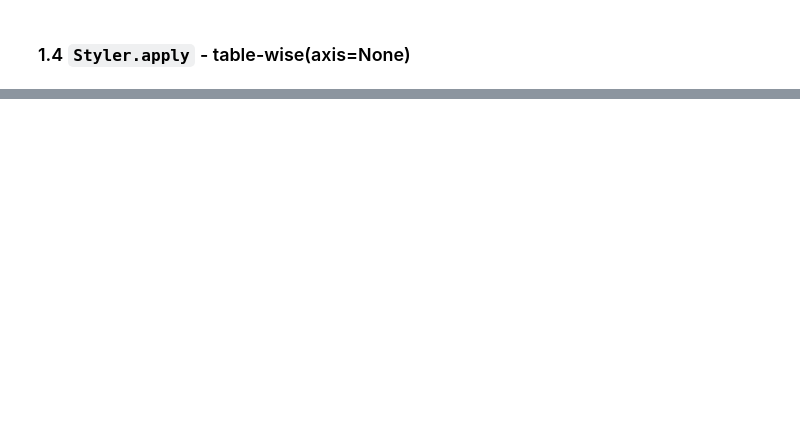
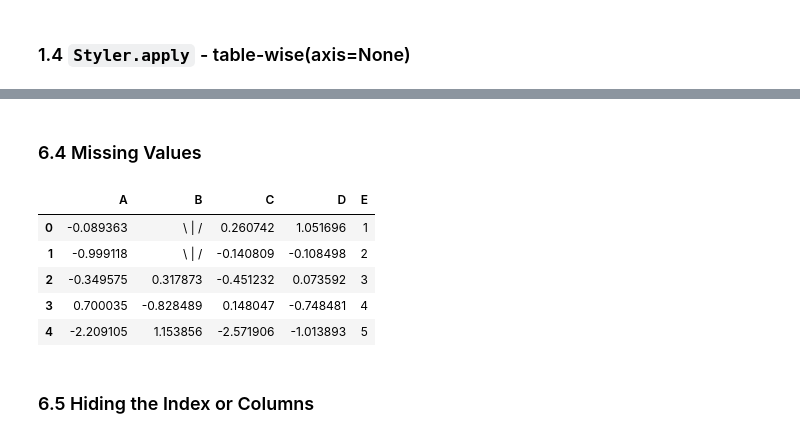
Before and after one commit to Tim-Abwao/learning-pandas, a Jupyter notebook: Going through the User Guide/Styling.ipynb, the cells around one changed output, grey strips where cells are left out. Saved outputs shown, nothing was run; the diff lists cells and outputs as text; code cells hidden in the pictures; blank space fills up the shorter version.

```diff
--- a/Going through the User Guide/Styling.ipynb
+++ b/Going through the User Guide/Styling.ipynb
@@ -135,0 +262,3 @@ df.style.format({'B': "{:0<4.0f}", 'D': '{:+.2f}'})
+# %%
+df['E']=range(1, 6)
+df.style.bar(subset=['A', 'C', 'E'], color='skyblue')
@@ -135,0 +309,2 @@ df.style.format({'B': "{:0<4.0f}", 'D': '{:+.2f}'})
+# %%
+df.style.set_precision(3)
@@ -135,0 +320,2 @@ df.style.format({'B': "{:0<4.0f}", 'D': '{:+.2f}'})
+# %%
+df.style.set_caption('Some useful caption')
@@ -135,0 +332,18 @@ df.style.format({'B': "{:0<4.0f}", 'D': '{:+.2f}'})
+# %%
+from IPython.display import HTML
+
+def hover(hover_color="yellow"):
+    return {'selector': "tr:hover",
+            'props': [("background-color", f"{hover_color}")]}
+
+styles = [
+    hover(),
+    {'selector': "th", 'props': [("font-size", "150%"),
+                                 ("text-align", "center"),
+                                 ("color", "slategrey")]},
+    {'selector': "caption", 'props': [("caption-side", "bottom"),
+                                      ("font-style", "italic")]}
+]
+html = (df.style.set_table_styles(styles)
+          .set_caption("Hover to highlight."))
+html
@@ -135,0 +358,13 @@ df.style.format({'B': "{:0<4.0f}", 'D': '{:+.2f}'})
+# %% [markdown]
+### 6.4 Missing Values
+# %%
+df.style.set_na_rep('\ | /').highlight_null("yellow")
+# %% [output]
+|  | A | B | C | D | E |
+| 0 | -0.089363 | \ | / | 0.260742 | 1.051696 | 1 |
+| 1 | -0.999118 | \ | / | -0.140809 | -0.108498 | 2 |
+| 2 | -0.349575 | 0.317873 | -0.451232 | 0.073592 | 3 |
+| 3 | 0.700035 | -0.828489 | 0.148047 | -0.748481 | 4 |
+| 4 | -2.209105 | 1.153856 | -2.571906 | -1.013893 | 5 |
+# %% [markdown]
+### 6.5 Hiding the Index or Columns
```
Also changed, not shown: parts of 50 cells of this notebook.
